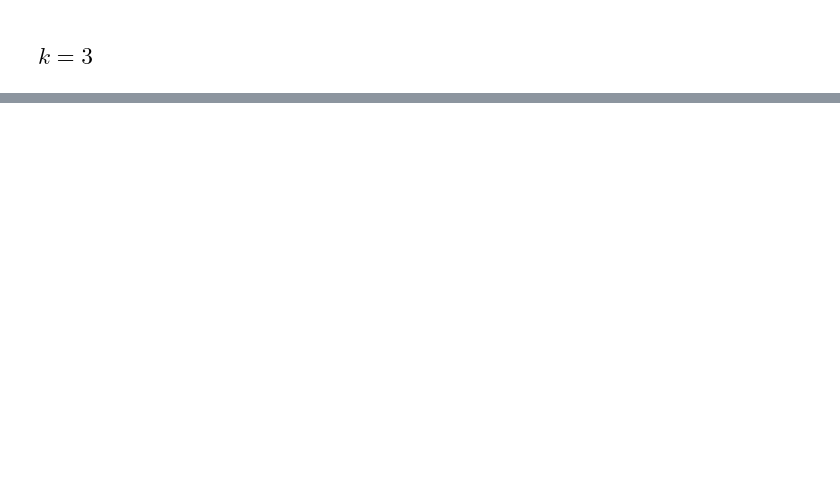
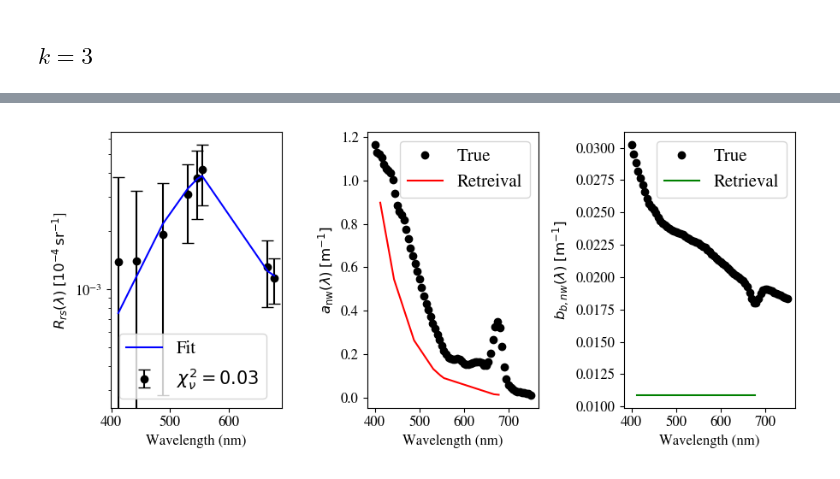
Before and after one commit to ocean-colour/bing, a Jupyter notebook: papers/phytoplankton/Analysis/ZP_Lee.ipynb, the cells around one changed output, grey strips where cells are left out. Saved outputs shown, nothing was run; the diff lists cells and outputs as text; code cells hidden in the pictures; blank space fills up the shorter version.

```diff
--- a/papers/phytoplankton/Analysis/ZP_Lee.ipynb
+++ b/papers/phytoplankton/Analysis/ZP_Lee.ipynb
@@ -247,18 +260,14 @@ def init_guess(models, anw, bbnw):
 # %%
 def fit_one(models, aidx, satellite): #Rrs, varRrs, anw, bbnw):
-    if aidx == 1:
-        anw, bbnw = anw_1, bbnw_1
-        Rrs = modis_Rrs_1 if satellite == 'MODIS' else pace_Rrs_1
-    elif aidx == 2:
-        anw, bbnw = anw_2, bbnw_2
-        Rrs = modis_Rrs_2 if satellite == 'MODIS' else pace_Rrs_2
 
-    if satellite == 'MODIS':
-        varRrs = modis_varRrs
+    # Grab
+    anw, bbnw, Rrs, varRrs = grab_items(aidx, satellite)
 
     p0 = init_guess(models, anw, bbnw)
     items = [(Rrs, varRrs, p0, None)]
     ans, cov, _ = chisq_fit.fit(items[0], models)
     #
+    print('ans', ans)
+    #
     return ans, cov
 # %%
@@ -295,0 +307,4 @@ bing_plot.show_fit(modis_models_2, ans_21, None, None,
+# %%
+plot_one(modis_models_3, ans_modis_31, 1, 'MODIS')
+# %% [output]
+[figure, added]
```
Also changed, not shown: parts of 6 cells of this notebook, 1 other file.
